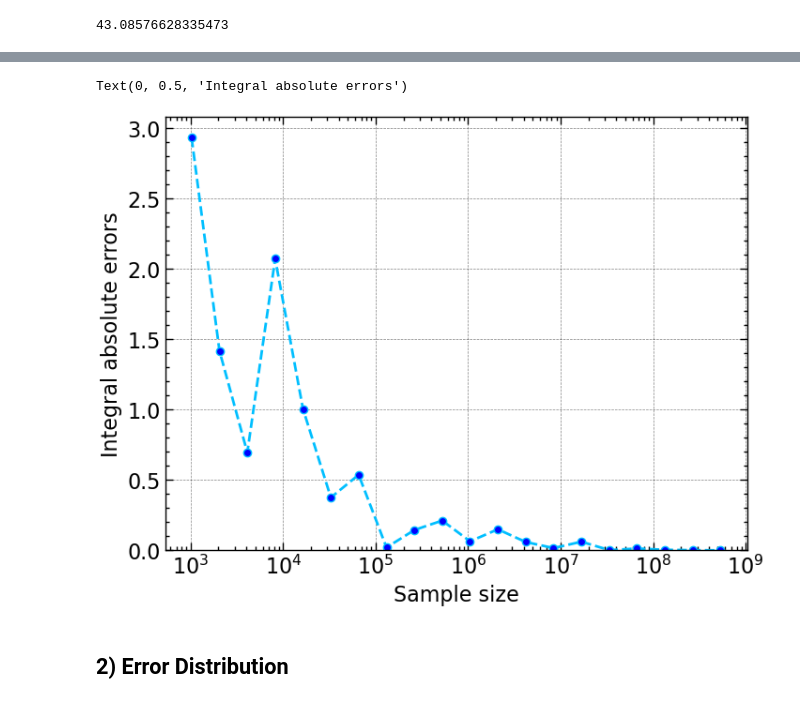
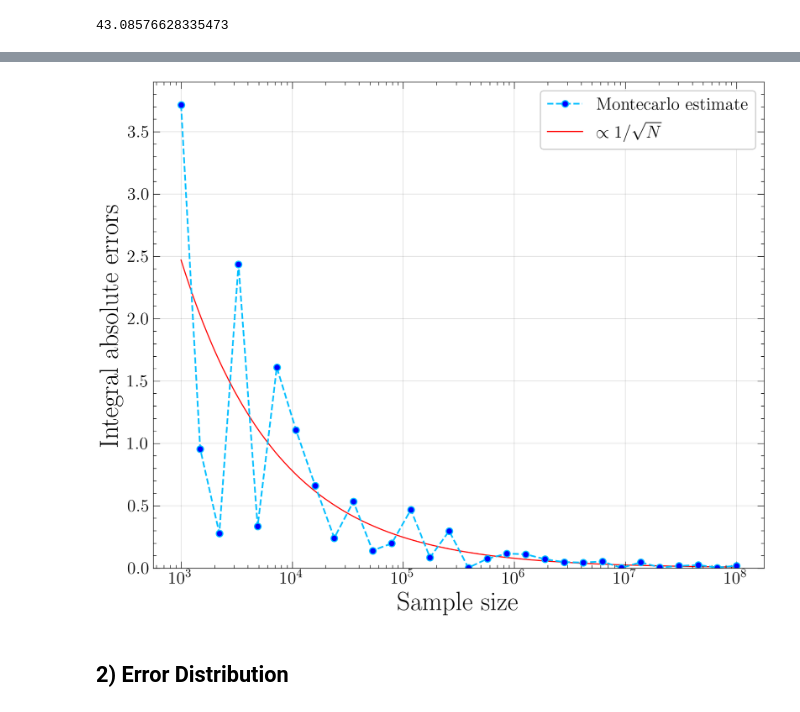
Before and after one commit to M-Bianchi/astrostatistics_bicocca_2024, a Jupyter notebook: working/W03_Montecarlo.ipynb, the cells around one changed output, grey strips where cells are left out. Cells and saved outputs as stored; diff of their text form; code cells hidden in the pictures.

```diff
--- a/working/W03_Montecarlo.ipynb
+++ b/working/W03_Montecarlo.ipynb
@@ -5,8 +5,10 @@ from scipy import stats
 from scipy.optimize import curve_fit
 from tqdm import tqdm
 
-import scienceplots
-plt.style.use(['science', 'notebook', 'grid'])
+%matplotlib inline
+%config InlineBackend.figure_format='retina'
+#!pip install git+https://github.com/M-Bianchi/My_matplotlib_style
+plt.style.use('mystyle')
 # %% [markdown]
 ### 1. A gaussian integral
 
@@ -47,5 +49,5 @@ def f(x):
 def GaussMontecarlo(N, func):
     gaussian = stats.norm(0, sigma)
     sample = np.abs(gaussian.rvs(N))
-    result = np.sum(sample**3)/N
+    result = np.sum(func(sample))/N
     return result
@@ -60,0 +54,3 @@ array([     1024,      2048,      4096,      8192,     16384,     32768,
+# %%
+N_array = np.logspace(start=3, stop=8, num=30, dtype=int)
+N_array
@@ -62,7 +64,7 @@ array([     1024,      2048,      4096,      8192,     16384,     32768,
 results = np.zeros(len(N_array))
 errors = np.zeros(len(N_array))
 
-for i in range(len(N_array)):
+for i in tqdm(range(len(N_array))):
     results[i] = GaussMontecarlo(N_array[i], f)
     errors[i] = np.abs(results[i] - true_result)
 # %%
@@ -78,12 +79,16 @@ plt.legend()
 # %%
-plt.plot(N_array, errors, linestyle='--', color='deepskyblue', marker='o', markerfacecolor='blue')
+plt.plot(N_array, errors, linestyle='--', color='deepskyblue', marker='o', markerfacecolor='blue', label='Montecarlo estimate')
 plt.ylim(0)
 plt.xscale('log')
 plt.xlabel('Sample size')
 plt.ylabel('Integral absolute errors')
+
+fit_result = curve_fit(lambda x, C: C*x**(-0.5), N_array, errors, [100])
+x_dense = np.logspace(np.log10(np.min(N_array)), np.log10(np.max(N_array)), 1000)
+plt.plot(x_dense, fit_result[0]*x_dense**(-0.5), c='red', lw=1, zorder=0, label='$\propto 1/\sqrt{N}$')
+plt.legend();
 # %% [output]
-Text(0, 0.5, 'Integral absolute errors')
-[figure, old version]
+[figure, new version]
 # %% [markdown]
 ## 2) Error Distribution
 # %% [markdown]
```
Also changed, not shown: parts of 6 cells of this notebook, 6 other files.
